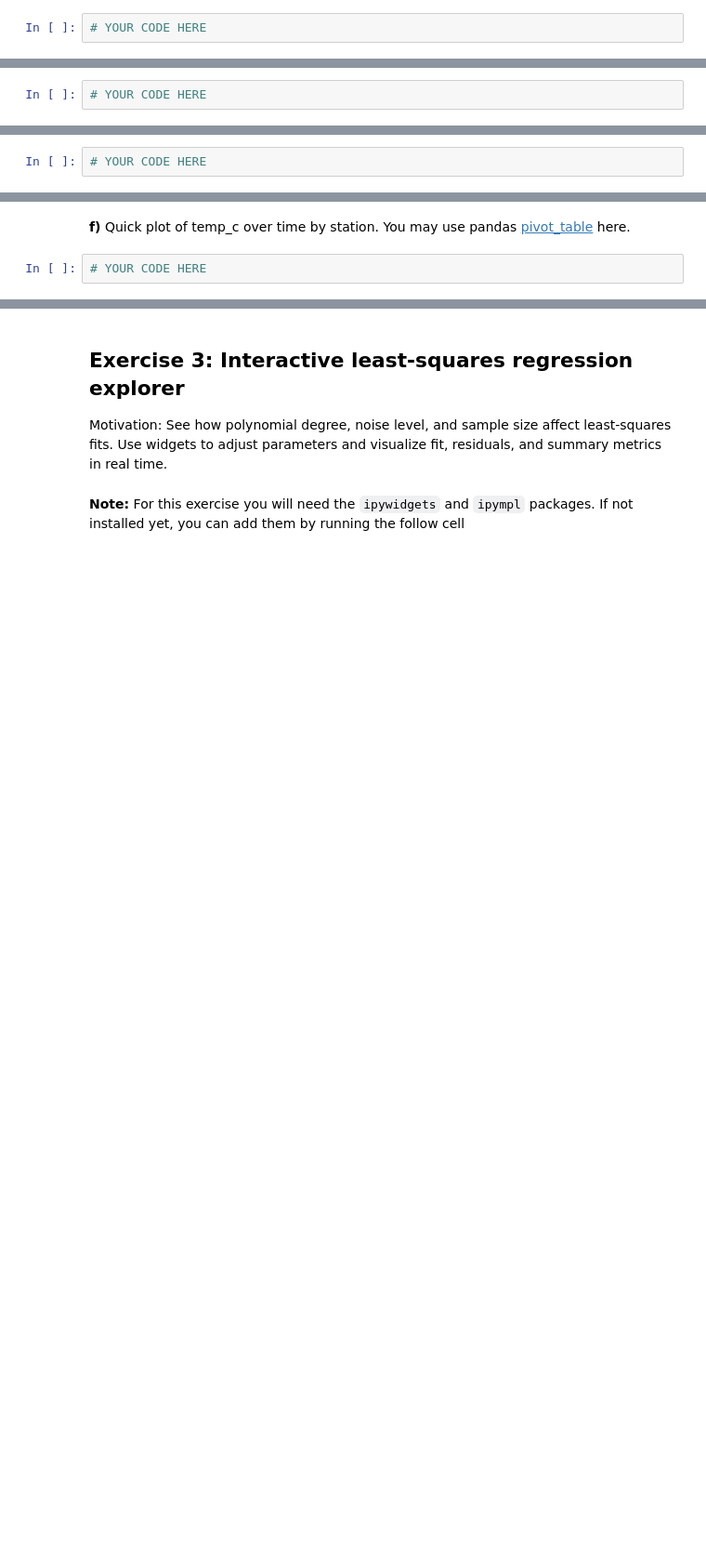
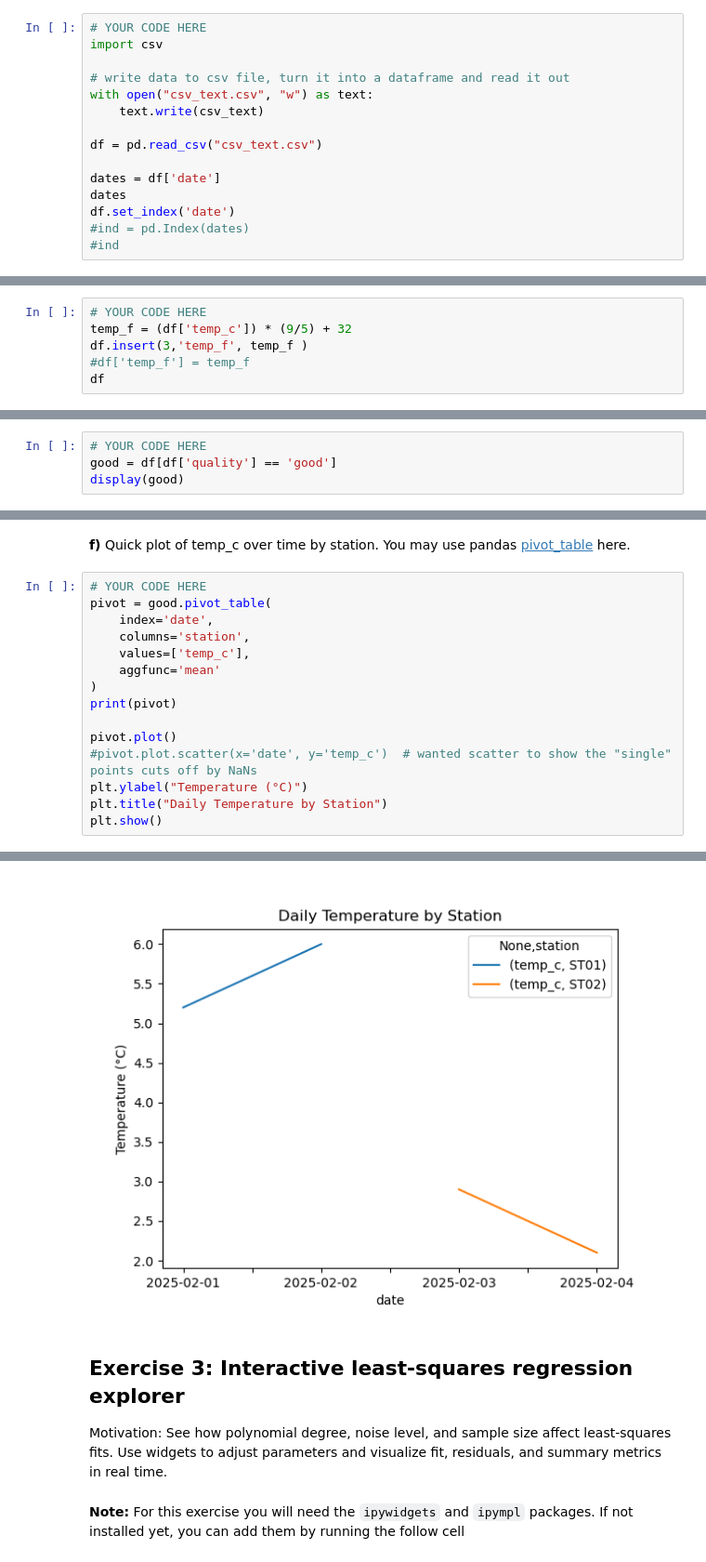
Before and after one commit to Moorboor/ScipyRepository, a Jupyter notebook: Sheet5/sheet05_group_krish_6B.ipynb, the cells around one changed output, grey strips where cells are left out. Shown: that part at 93% size. Cells and saved outputs as stored; diff of their text form; blank space fills up the shorter version.

```diff
--- a/Sheet5/sheet05_group_krish_6B.ipynb
+++ b/Sheet5/sheet05_group_krish_6B.ipynb
@@ -184,3 +160,16 @@ csv_text = """date,station,temp_c,precip_mm,quality
 **a)** Read CSV, parse date, set index
 # %%
 # YOUR CODE HERE
+import csv
+
+# write data to csv file, turn it into a dataframe and read it out
+with open("csv_text.csv", "w") as text:
+    text.write(csv_text)
+
+df = pd.read_csv("csv_text.csv")
+
+dates = df['date']
+dates
+df.set_index('date')
+#ind = pd.Index(dates)
+#ind
@@ -188,3 +188,7 @@ csv_text = """date,station,temp_c,precip_mm,quality
 **b)** Compute temp_f = temp_c * 9/5 + 32
 # %%
 # YOUR CODE HERE
+temp_f = (df['temp_c']) * (9/5) + 32
+df.insert(3,'temp_f', temp_f )
+#df['temp_f'] = temp_f
+df
@@ -192,3 +206,5 @@ csv_text = """date,station,temp_c,precip_mm,quality
 **c)** Filter to rows with quality == 'good'
 # %%
 # YOUR CODE HERE
+good = df[df['quality'] == 'good']
+display(good)
@@ -207,3 +250,17 @@ assert np.isfinite(good['precip_mm']).all()
 **f)** Quick plot of temp_c over time by station. You may use pandas [pivot_table](https://pandas.pydata.org/docs/reference/api/pandas.pivot_table.html) here.
 # %%
 # YOUR CODE HERE
+pivot = good.pivot_table(
+    index='date',
+    columns='station',
+    values=['temp_c'],
+    aggfunc='mean'
+)
+print(pivot)
+
+pivot.plot()
+#pivot.plot.scatter(x='date', y='temp_c')  # wanted scatter to show the "single" points cuts off by NaNs
+plt.ylabel("Temperature (°C)")
+plt.title("Daily Temperature by Station")
+plt.show()
+# %% [output]
@@ -210,3 +274,4 @@ assert np.isfinite(good['precip_mm']).all()
+[figure, added]
 # %% [markdown]
 ## Exercise 3: Interactive least-squares regression explorer
 
```
Also changed, not shown: parts of 13 cells of this notebook.
